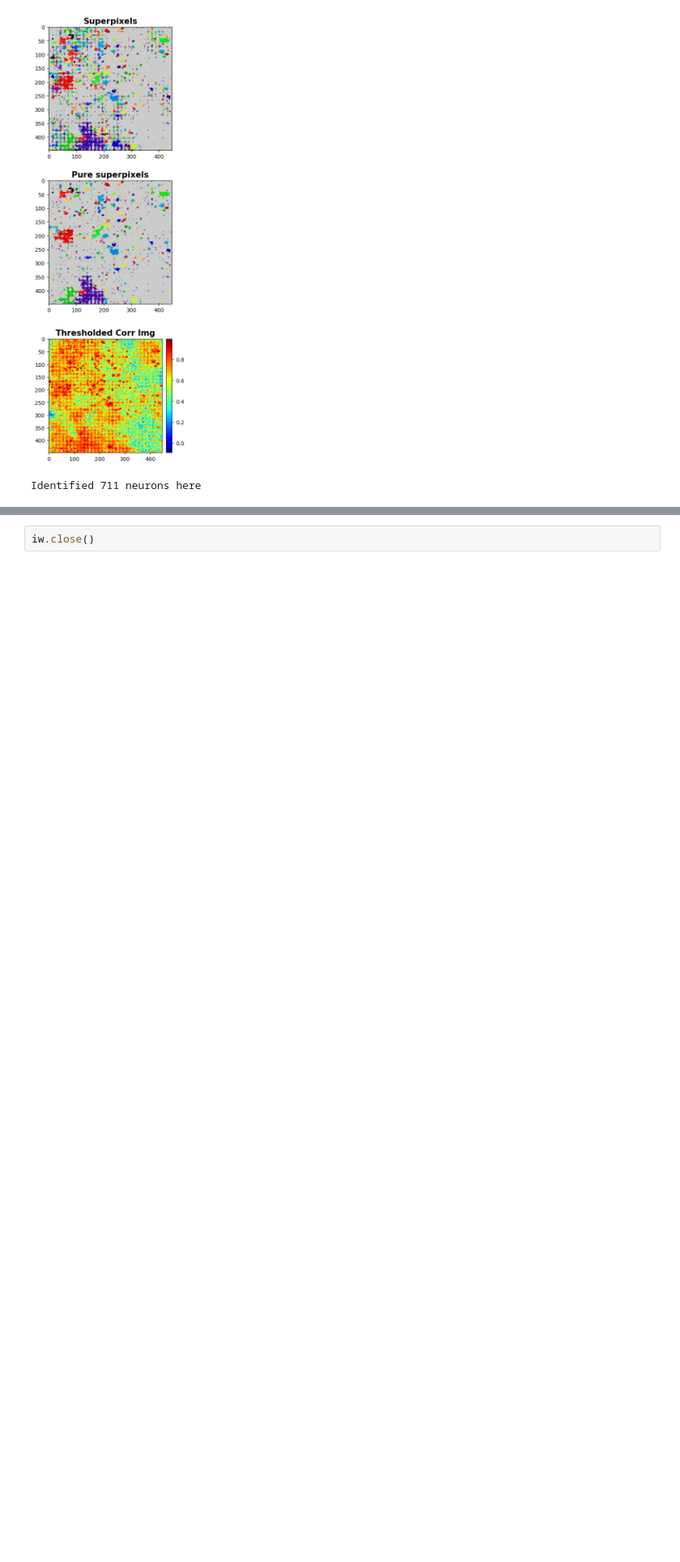
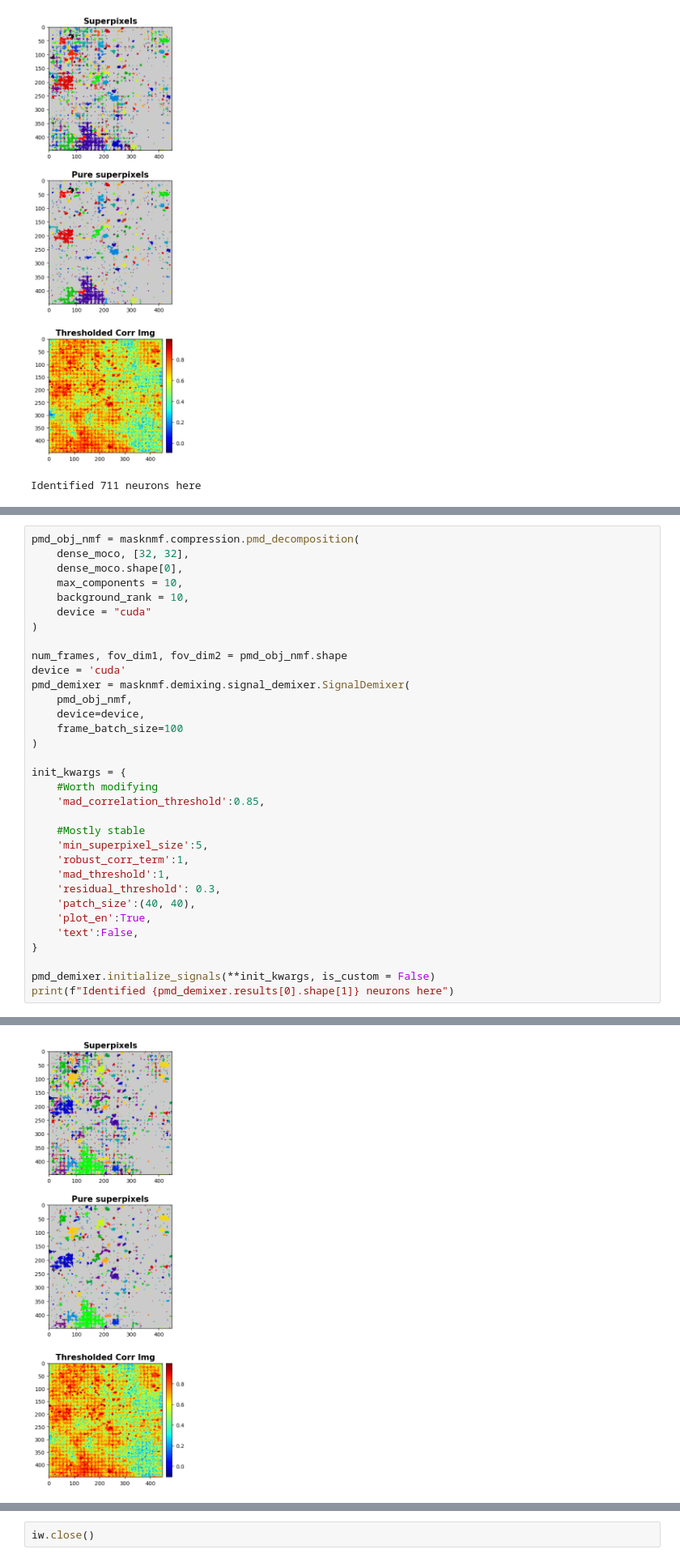
Before and after one commit to apasarkar/masknmf-toolbox, a Jupyter notebook: notebooks/mbo_demos/moco_pmd_demix_lbm.ipynb, the cells around one changed output, grey strips where cells are left out. Shown at 81% size. Saved outputs shown, nothing was run; the diff lists cells and outputs as text; blank space fills up the shorter version.

Commit message:
demos: update moco pmd nb

```diff
--- a/notebooks/mbo_demos/moco_pmd_demix_lbm.ipynb
+++ b/notebooks/mbo_demos/moco_pmd_demix_lbm.ipynb
@@ -195,0 +198,34 @@ Identified 711 neurons here
+# %%
+pmd_obj_nmf = masknmf.compression.pmd_decomposition(
+    dense_moco, [32, 32],
+    dense_moco.shape[0],
+    max_components = 10,
+    background_rank = 10,
+    device = "cuda"
+)
+
+num_frames, fov_dim1, fov_dim2 = pmd_obj_nmf.shape
+device = 'cuda'
+pmd_demixer = masknmf.demixing.signal_demixer.SignalDemixer(
+    pmd_obj_nmf,
+    device=device,
+    frame_batch_size=100
+)
+
+init_kwargs = {
+    #Worth modifying
+    'mad_correlation_threshold':0.85,
+
+    #Mostly stable
+    'min_superpixel_size':5,
+    'robust_corr_term':1,
+    'mad_threshold':1,
+    'residual_threshold': 0.3,
+    'patch_size':(40, 40),
+    'plot_en':True,
+    'text':False,
+}
+
+pmd_demixer.initialize_signals(**init_kwargs, is_custom = False)
+print(f"Identified {pmd_demixer.results[0].shape[1]} neurons here")
+# %% [output]
@@ -195,0 +245 @@ Identified 711 neurons here
+[figure, added]
```
Also changed, not shown: parts of 17 cells of this notebook.
